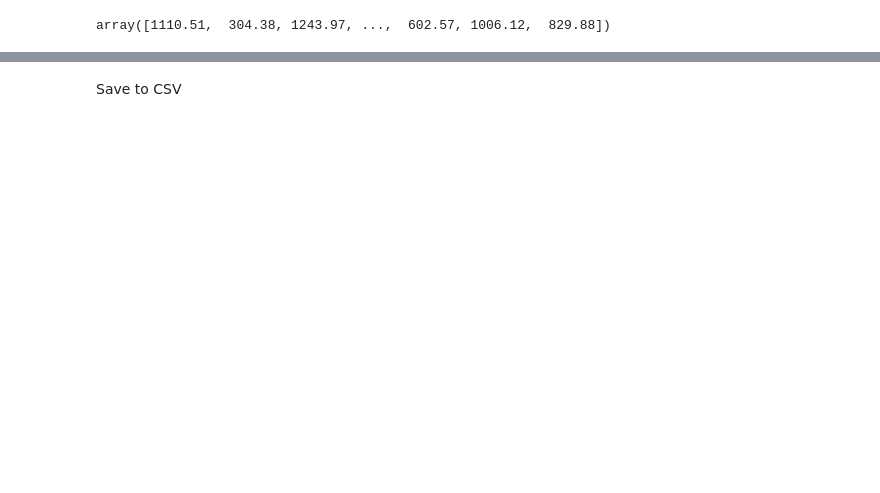
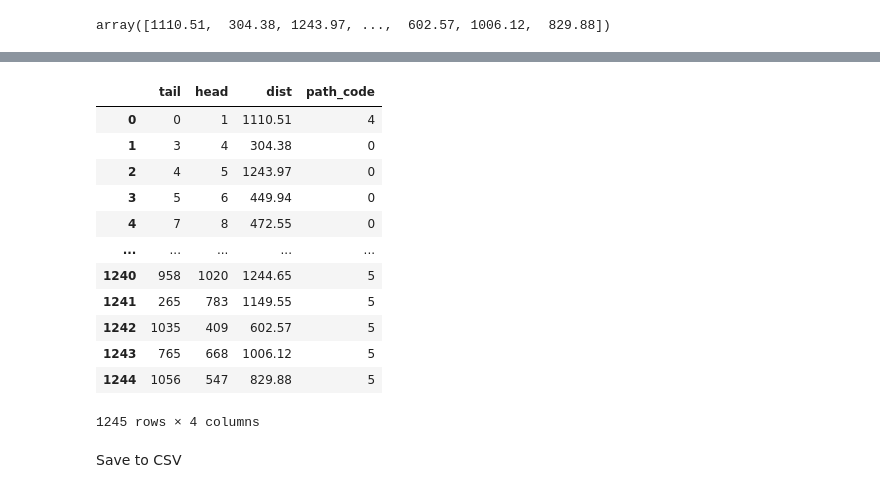
Before and after one commit to DillWithIt77/D2P_Spring_2022, a Jupyter notebook: Build-Network.ipynb, the cells around one changed output, grey strips where cells are left out. Saved outputs shown, nothing was run; the diff lists cells and outputs as text; code cells hidden in the pictures; blank space fills up the shorter version.

```diff
--- a/Build-Network.ipynb
+++ b/Build-Network.ipynb
@@ -252,2 +248,25 @@ edge_data
+# %%
+final_edge_data = []
+final_edge_data = pd.DataFrame(final_edge_data)
+final_edge_data['tail'] = edge_data['tail']
+final_edge_data['head'] = edge_data['head']
+final_edge_data['dist'] = edge_data['dist']
+final_edge_data['path_code'] = edge_data['path_codes']
+# %%
+final_edge_data
+# %% [output]
+|  | tail | head | dist | path_code |
+| 0 | 0 | 1 | 1110.51 | 4 |
+| 1 | 3 | 4 | 304.38 | 0 |
+| 2 | 4 | 5 | 1243.97 | 0 |
+| 3 | 5 | 6 | 449.94 | 0 |
+| 4 | 7 | 8 | 472.55 | 0 |
+| ... | ... | ... | ... | ... |
+| 1240 | 958 | 1020 | 1244.65 | 5 |
+| 1241 | 265 | 783 | 1149.55 | 5 |
+| 1242 | 1035 | 409 | 602.57 | 5 |
+| 1243 | 765 | 668 | 1006.12 | 5 |
+| 1244 | 1056 | 547 | 829.88 | 5 |
+1245 rows × 4 columns
 # %% [markdown]
 Save to CSV
```
Also changed, not shown: parts of 10 cells of this notebook, 2 other files.
